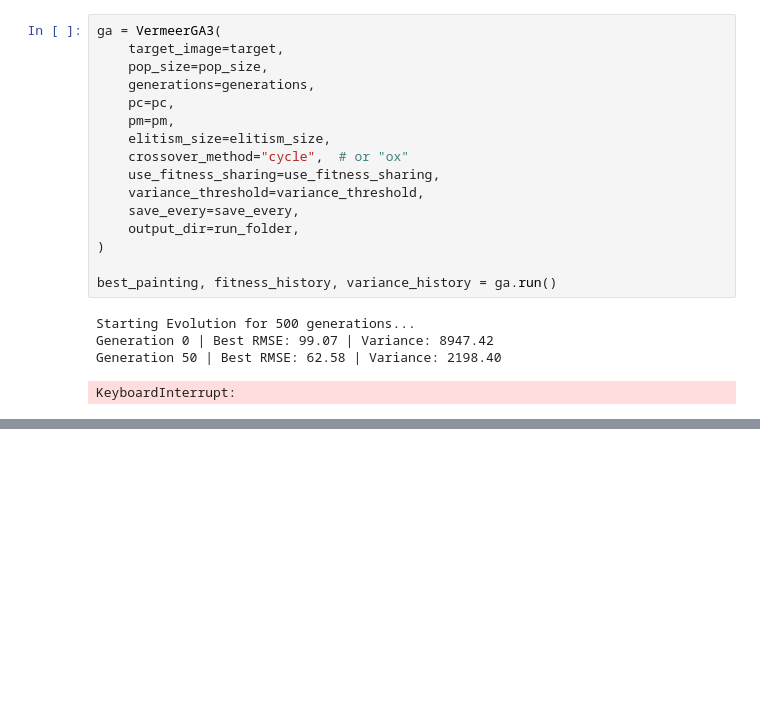
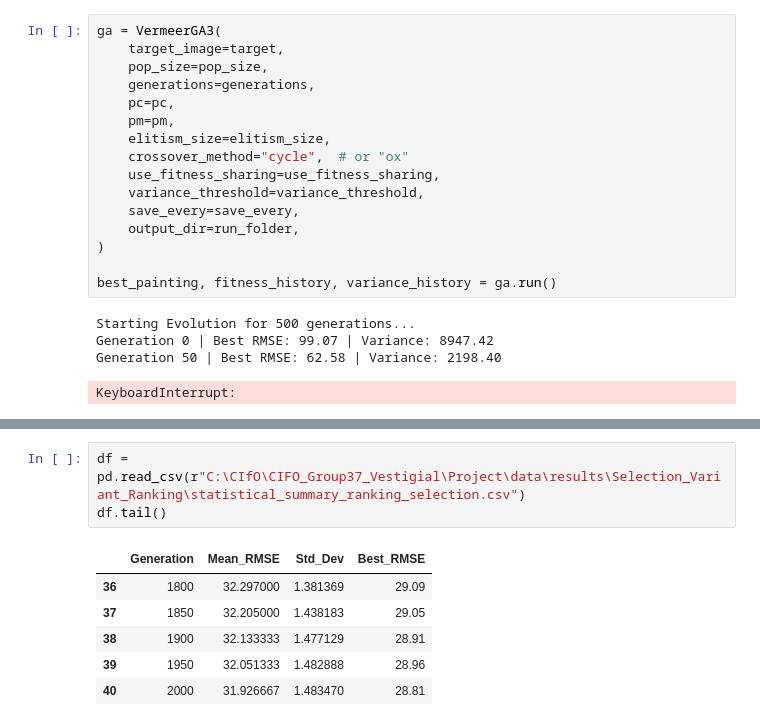
Before and after one commit to guisantos123-bit/CIFO_Group37_Vestigial, a Jupyter notebook: Project/main.ipynb, the cells around one changed output, grey strips where cells are left out. Drawn from its saved outputs; the diff is of its cells as text; blank space fills up the shorter version.

```diff
--- a/Project/main.ipynb
+++ b/Project/main.ipynb
@@ -1261,0 +1367,10 @@ KeyboardInterrupt:
+# %%
+df = pd.read_csv(r"C:\CIfO\CIFO_Group37_Vestigial\Project\data\results\Selection_Variant_Ranking\statistical_summary_ranking_selection.csv")
+df.tail()
+# %% [output]
+|  | Generation | Mean_RMSE | Std_Dev | Best_RMSE |
+| 36 | 1800 | 32.297000 | 1.381369 | 29.09 |
+| 37 | 1850 | 32.205000 | 1.438183 | 29.05 |
+| 38 | 1900 | 32.133333 | 1.477129 | 28.91 |
+| 39 | 1950 | 32.051333 | 1.482888 | 28.96 |
+| 40 | 2000 | 31.926667 | 1.483470 | 28.81 |
```
Also changed, not shown: parts of 7 cells of this notebook.
